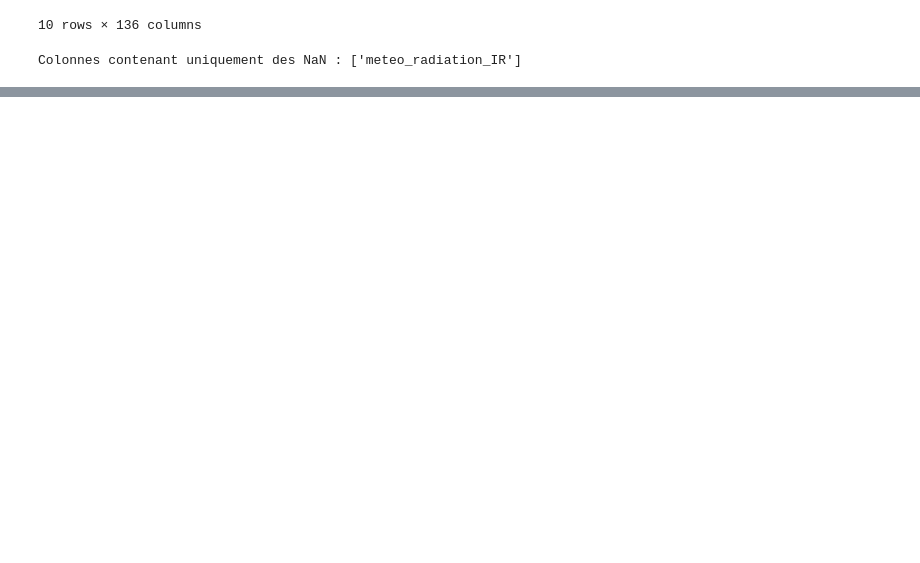
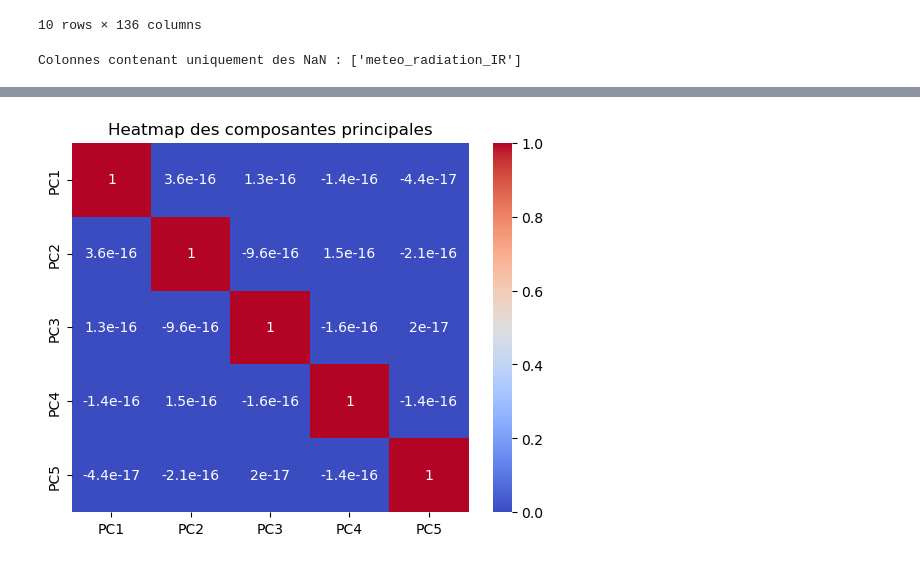
Before and after one commit to LaTurboTeam/HiParis5, a Jupyter notebook: Arold/exploration.ipynb, the cells around one changed output, grey strips where cells are left out. Cells and saved outputs as stored; diff of their text form; code cells hidden in the pictures; blank space fills up the shorter version.

```diff
--- a/Arold/exploration.ipynb
+++ b/Arold/exploration.ipynb
@@ -64,3 +64,5 @@ nan_columns = train_sample.columns[train_sample.isna().all()]
 print("Colonnes contenant uniquement des NaN :", nan_columns.tolist())
 # %% [output]
 Colonnes contenant uniquement des NaN : ['meteo_radiation_IR']
+# %%
+train_sample = train_sample.loc[:, train_sample.isna().sum() <= 8000]
@@ -66,0 +85,34 @@ Colonnes contenant uniquement des NaN : ['meteo_radiation_IR']
+# %%
+from sklearn.decomposition import PCA
+from sklearn.preprocessing import StandardScaler
+import seaborn as sns
+import matplotlib.pyplot as plt
+import pandas as pd
+
+# Étape 1 : Préparation des données
+# Filtrer les colonnes numériques
+train_sample_numeric = train_sample.select_dtypes(include=['number'])
+
+# Remplir les valeurs manquantes
+train_sample_numeric = train_sample_numeric.fillna(train_sample_numeric.mean())
+
+# Standardiser les données
+scaler = StandardScaler()
+train_sample_scaled = scaler.fit_transform(train_sample_numeric)
+
+# Étape 2 : Effectuer la PCA
+pca = PCA(n_components=5)  # Choisissez le nombre de composantes principales
+train_sample_pca = pca.fit_transform(train_sample_scaled)
+
+# Transformer en DataFrame pour une visualisation facile
+train_sample_pca_df = pd.DataFrame(
+    train_sample_pca,
+    columns=[f'PC{i+1}' for i in range(train_sample_pca.shape[1])]
+)
+
+# Étape 3 : Tracer une heatmap des composantes principales
+sns.heatmap(train_sample_pca_df.corr(), annot=True, cmap='coolwarm')
+plt.title("Heatmap des composantes principales")
+plt.show()
+# %% [output]
+[figure, added]
```
Also changed, not shown: parts of 7 cells of this notebook.
